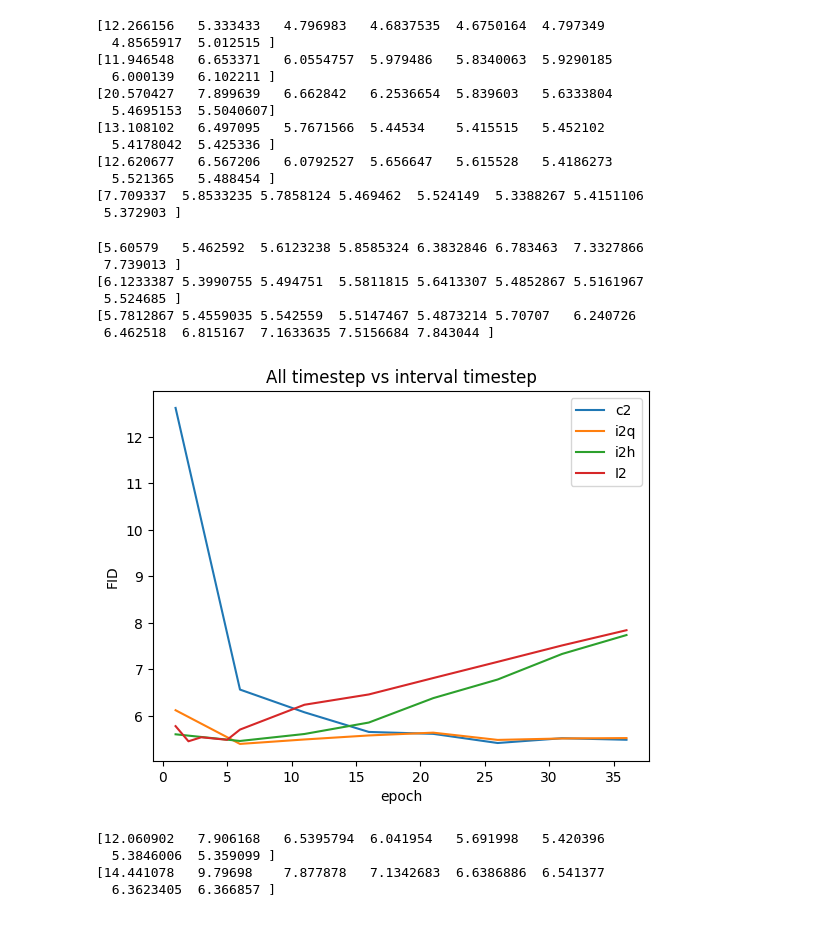
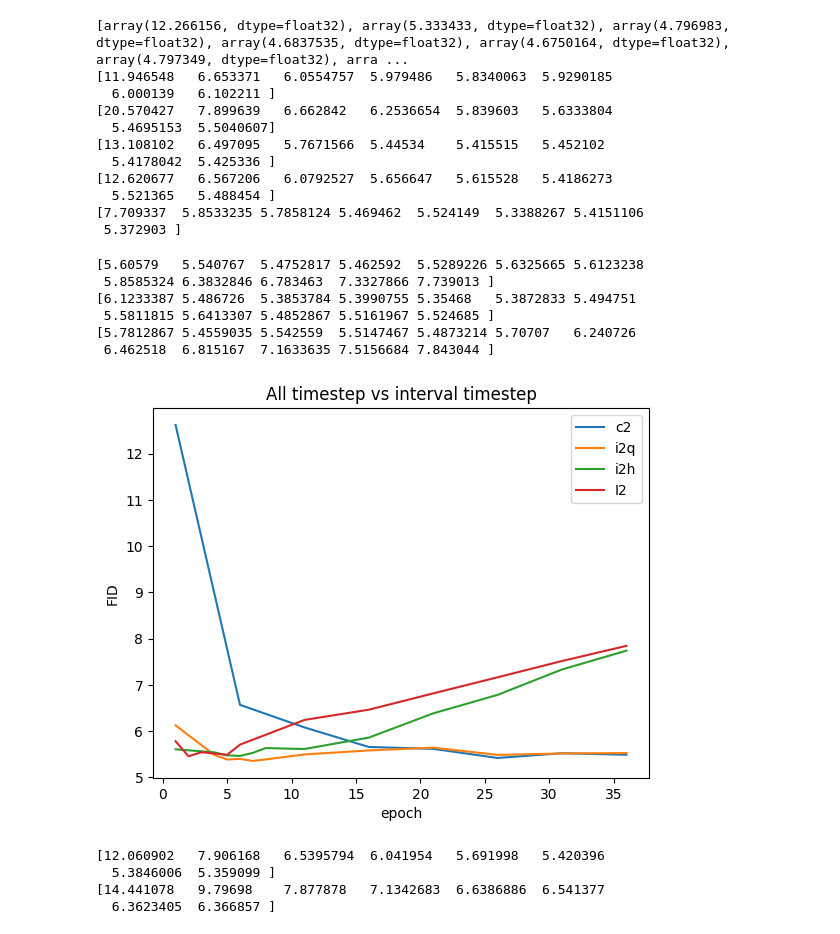
Before and after one commit to LucasYFL/dpm-solver, a Jupyter notebook: example_v2/score_sde_pytorch/jupyter/FID_plot.ipynb, the cells around one changed output. Drawn from its saved outputs; the diff is of its cells as text; code cells hidden in the pictures.

```diff
--- a/example_v2/score_sde_pytorch/jupyter/FID_plot.ipynb
+++ b/example_v2/score_sde_pytorch/jupyter/FID_plot.ipynb
@@ -36,9 +36,6 @@ for i in range(1,41,5):
     c1.append(d['fid'])
     c2.append(np.load(os.path.join(c2p,"report_{}.npz".format(i)))['fid'])
     i2.append(np.load(os.path.join(i2p,"report_{}.npz".format(i)))['fid'])
-    i2h.append(np.load(os.path.join(i2hp,"report_{}.npz".format(i)))['fid'])
-    i2q.append(np.load(os.path.join(i2qp,"report_{}.npz".format(i)))['fid'])
-i0 = np.array(i0)
 i1 = np.array(i1)
 c0 = np.array(c0)
 c1 = np.array(c1)
@@ -52,8 +49,7 @@ print(c1)
 print(c2)
 print(d005)
 # %% [output]
-[12.266156   5.333433   4.796983   4.6837535  4.6750164  4.797349
-  4.8565917  5.012515 ]
+[array(12.266156, dtype=float32), array(5.333433, dtype=float32), array(4.796983, dtype=float32), array(4.6837535, dtype=float32), array(4.6750164, dtype=float32), array(4.797349, dtype=float32), arra ...
 [11.946548   6.653371   6.0554757  5.979486   5.8340063  5.9290185
   6.000139   6.102211 ]
 [20.570427   7.899639   6.662842   6.2536654  5.839603   5.6333804
@@ -67,39 +63,43 @@ print(d005)
 # %%
 
 import matplotlib.pyplot as plt
 i2 = []
 y2 = list(range(1,6))+list(range(6,41,5))
+y3 = [1,]+list(range(4,9))+list(range(11,41,5))
 for i in y2:
     i2.append(np.load(os.path.join(i2p,"report_{}.npz".format(i)))['fid'])
+for i in y3:
+    i2h.append(np.load(os.path.join(i2hp,"report_{}.npz".format(i)))['fid'])
+    i2q.append(np.load(os.path.join(i2qp,"report_{}.npz".format(i)))['fid'])
 i2 = np.array(i2)
 print(np.array(i2h))
 print(np.array(i2q))
 print(i2)
 y = list(range(1,41,5))
 #plt.plot(y,c0,label='c0')
 #plt.plot(y,c1,label='c1')
 plt.plot(y,c2,label='c2')
-plt.plot(y,i2q,label='i2q')
-plt.plot(y,i2h,label='i2h')
+plt.plot(y3,i2q,label='i2q')
+plt.plot(y3,i2h,label='i2h')
 #plt.plot(y,i0,label='I0')
 #plt.plot(y,d005,label='t005')
 #plt.plot(y,i1,label='I1')
 plt.plot(y2,i2,label='I2')
 plt.plot
 plt.legend()
 #plt.xlabel("10k training iterations")
 plt.xlabel("epoch")
 plt.ylabel("FID")
 plt.title("All timestep vs interval timestep")
 plt.show()
 # %% [output]
-[5.60579   5.462592  5.6123238 5.8585324 6.3832846 6.783463  7.3327866
- 7.739013 ]
-[6.1233387 5.3990755 5.494751  5.5811815 5.6413307 5.4852867 5.5161967
- 5.524685 ]
+[5.60579   5.540767  5.4752817 5.462592  5.5289226 5.6325665 5.6123238
+ 5.8585324 6.3832846 6.783463  7.3327866 7.739013 ]
+[6.1233387 5.486726  5.3853784 5.3990755 5.35468   5.3872833 5.494751
+ 5.5811815 5.6413307 5.4852867 5.5161967 5.524685 ]
 [5.7812867 5.4559035 5.542559  5.5147467 5.4873214 5.70707   6.240726
  6.462518  6.815167  7.1633635 7.5156684 7.843044 ]
-[figure, old version]
+[figure, new version]
 # %%
 dpm_ori_path = "../experiments/dpm/eval/"
 dpm_fewer_path = "../experiments/dpm_fewer/eval/"
```
Also changed, not shown: 5 other files.
